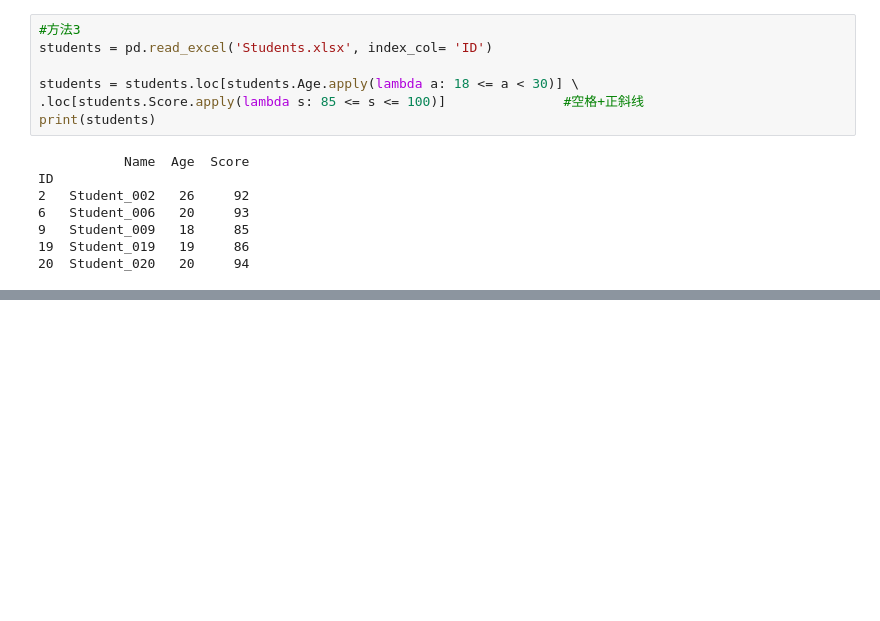
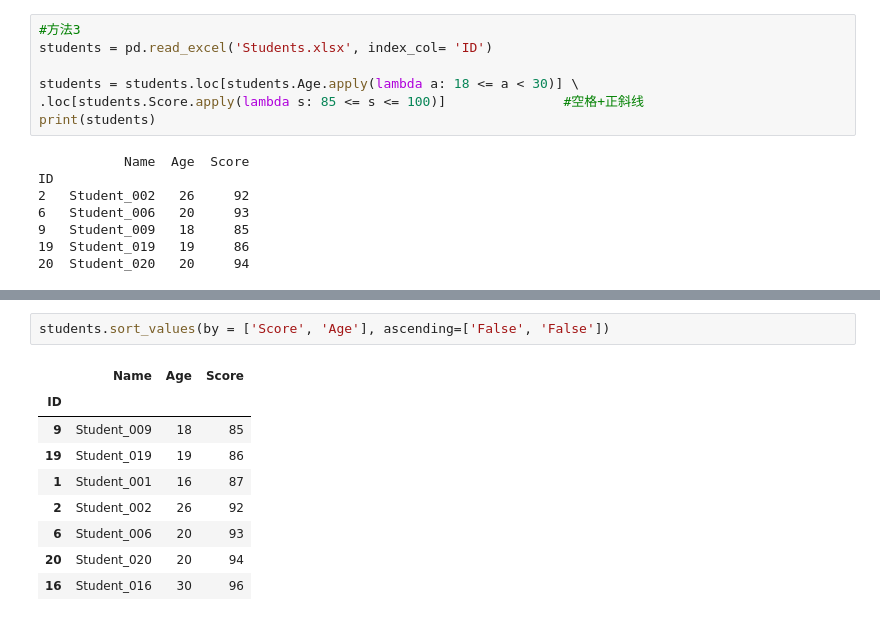
Before and after one commit to xiaoqie007/pydata_z, a Jupyter notebook: pandas_VS_excel/008数据筛选、过滤.ipynb, the cells around one changed output, grey strips where cells are left out. Drawn from its saved outputs; the diff is of its cells as text; blank space fills up the shorter version.

```diff
--- a/pandas_VS_excel/008数据筛选、过滤.ipynb
+++ b/pandas_VS_excel/008数据筛选、过滤.ipynb
@@ -56,0 +79,12 @@ ID
+# %%
+students.sort_values(by = ['Score', 'Age'], ascending=['False', 'False'])
+# %% [output]
+|  | Name | Age | Score |
+| ID |  |  |  |
+| 9 | Student_009 | 18 | 85 |
+| 19 | Student_019 | 19 | 86 |
+| 1 | Student_001 | 16 | 87 |
+| 2 | Student_002 | 26 | 92 |
+| 6 | Student_006 | 20 | 93 |
+| 20 | Student_020 | 20 | 94 |
+| 16 | Student_016 | 30 | 96 |
```
Also changed, not shown: parts of 2 cells of this notebook, 2 other files.
